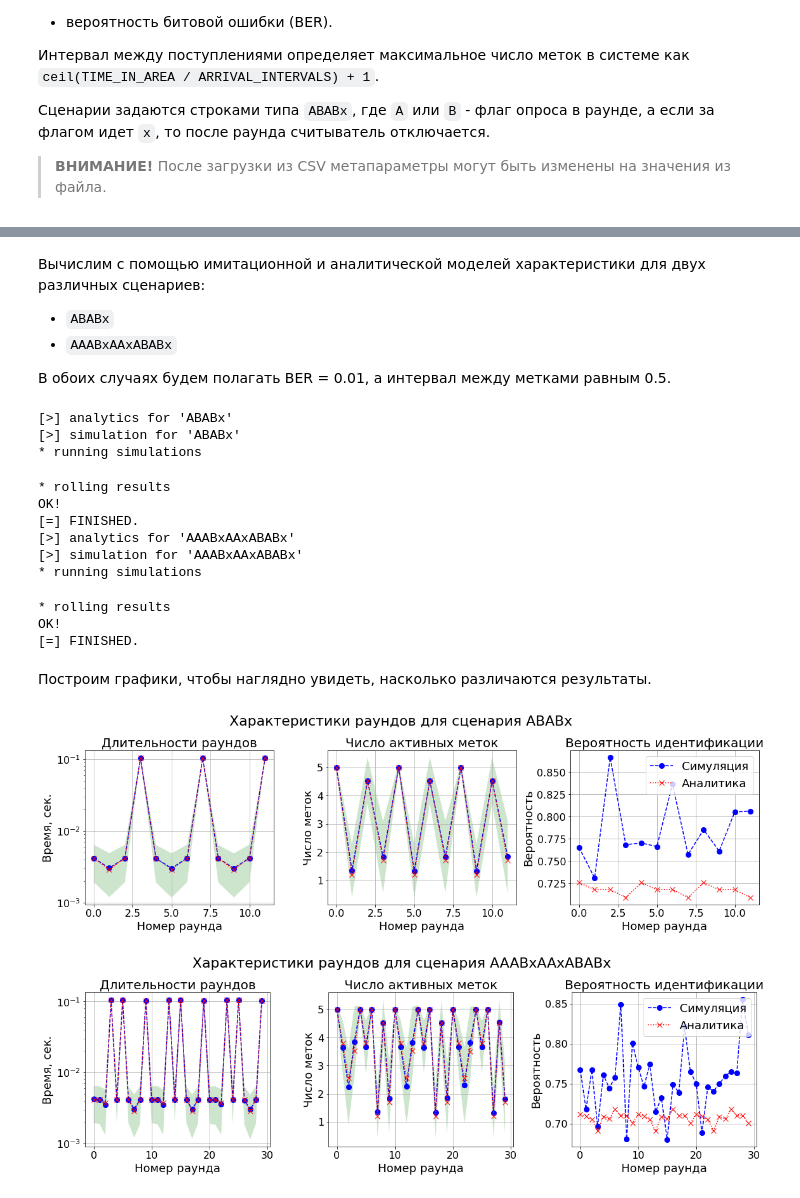
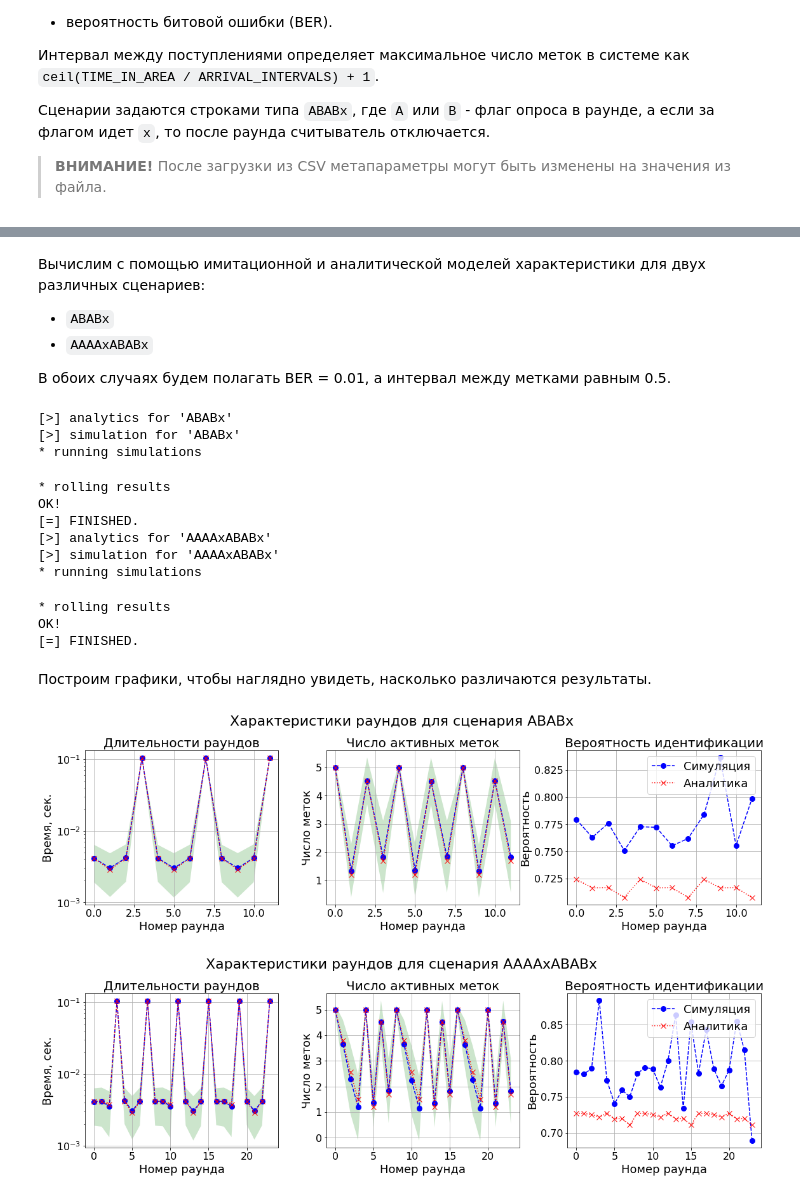
Before and after one commit to larioandr/thesis-rfidam, a Jupyter notebook: experiments/3. Simulations.ipynb, the cells around one changed output, grey strips where cells are left out. Drawn from its saved outputs; the diff is of its cells as text; code cells hidden in the pictures.

```diff
--- a/experiments/3. Simulations.ipynb
+++ b/experiments/3. Simulations.ipynb
@@ -91,8 +95,8 @@ def fmt_float(x): return f'{x:.4f}'
 
 > **ВНИМАНИЕ!** После загрузки из CSV гиперпараметры могут быть изменены на значения из файла.
 # %%
-N_SIM_TAGS = 5000           # число моделируемых меток
-EXT_SCENARIO_MULT = 1000    # кратность расширенных сценариев
+N_SIM_TAGS = 3000           # число моделируемых меток
+EXT_SCENARIO_MULT = 2000    # кратность расширенных сценариев
 ROLL_SCENARIO_KOEF = 3      # множитель длины сценарии при свертывании
 # %% [markdown]
 Также определим настройки исполнения модели:
@@ -311,12 +321,12 @@ def solve_round_props(scenario: str, ber: float, interval: float):
 Вычислим с помощью имитационной и аналитической моделей характеристики для двух различных сценариев:
 
 - `ABABx`
-- `AAABxAAxABABx`
+- `AAAAxABABx`
 
 В обоих случаях будем полагать BER = 0.01, а интервал между метками равным 0.5.
 # %%
 round_props = {}
-for scenario in tqdm(['ABABx', 'AAABxAAxABABx'], leave=True):
+for scenario in tqdm(['ABABx', 'AAAAxABABx'], leave=True):
     round_props[scenario] = {}
 
     print(hl(f"[>] analytics for '{scenario}'", bcolors.BOLD))
@@ -334,8 +344,8 @@ for scenario in tqdm(['ABABx', 'AAABxAAxABABx'], leave=True):
 * rolling results
 OK!
 [=] FINISHED.
-[>] analytics for 'AAABxAAxABABx'
-[>] simulation for 'AAABxAAxABABx'
+[>] analytics for 'AAAAxABABx'
+[>] simulation for 'AAAAxABABx'
 * running simulations
 * rolling results
 OK!
@@ -343,7 +353,7 @@ OK!
 # %% [markdown]
 Построим графики, чтобы наглядно увидеть, насколько различаются результаты.
 # %%
-def plot_round_props(round_props, scenario, show_title=False, save=False, fmt='png'):
+def plot_round_props(round_props, scenario, show_title=False, save=False, fmt='pdf'):
     data = round_props[scenario]
     fig, axes = plt.subplots(figsize=(16, 5), ncols=3, nrows=1)
 
@@ -388,10 +398,10 @@ def plot_round_props(round_props, scenario, show_title=False, save=False, fmt='p
     if save:
         plt.savefig(os.path.join('images', f'round_props_{scenario}.{fmt}'))
 # %%
-plot_round_props(round_props, "ABABx", show_title=True, save=False)
+plot_round_props(round_props, "ABABx", show_title=True, save=True)
 # %% [output]
-[figure, old version]
+[figure, new version]
 # %%
-plot_round_props(round_props, "AAABxAAxABABx", show_title=True, save=False)
+plot_round_props(round_props, "AAAAxABABx", show_title=True, save=True)
 # %% [output]
-[figure, old version]
+[figure, new version]
```
Also changed, not shown: parts of 30 cells of this notebook, 11 other files.
